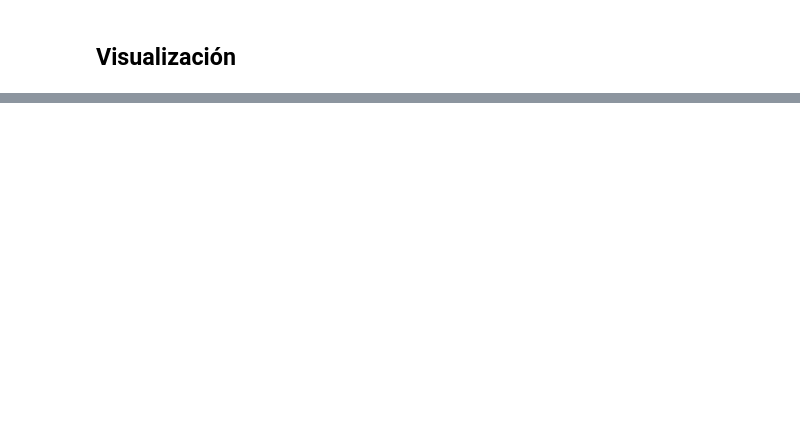
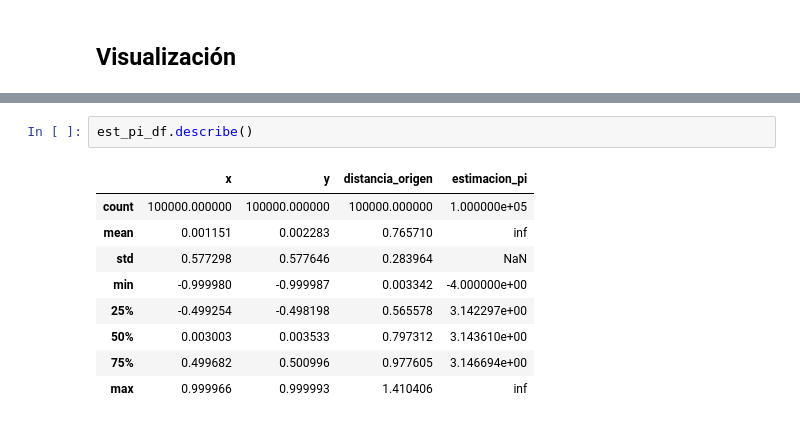
Before and after one commit to AnIsAsPe/LSM-Opciones-americanas, a Jupyter notebook: Montecarlo_obtener_PI.ipynb, the cells around one changed output, grey strips where cells are left out. Cells and saved outputs as stored; diff of their text form; blank space fills up the shorter version.

```diff
--- a/Montecarlo_obtener_PI.ipynb
+++ b/Montecarlo_obtener_PI.ipynb
@@ -85,0 +124,12 @@ El error respecto al verdadero valor de pi es de -0.9993%.
+# %%
+est_pi_df.describe()
+# %% [output]
+|  | x | y | distancia_origen | estimacion_pi |
+| count | 100000.000000 | 100000.000000 | 100000.000000 | 1.000000e+05 |
+| mean | 0.001151 | 0.002283 | 0.765710 | inf |
+| std | 0.577298 | 0.577646 | 0.283964 | NaN |
+| min | -0.999980 | -0.999987 | 0.003342 | -4.000000e+00 |
+| 25% | -0.499254 | -0.498198 | 0.565578 | 3.142297e+00 |
+| 50% | 0.003003 | 0.003533 | 0.797312 | 3.143610e+00 |
+| 75% | 0.499682 | 0.500996 | 0.977605 | 3.146694e+00 |
+| max | 0.999966 | 0.999993 | 1.410406 | inf |
```
Also changed, not shown: parts of 10 cells of this notebook.
